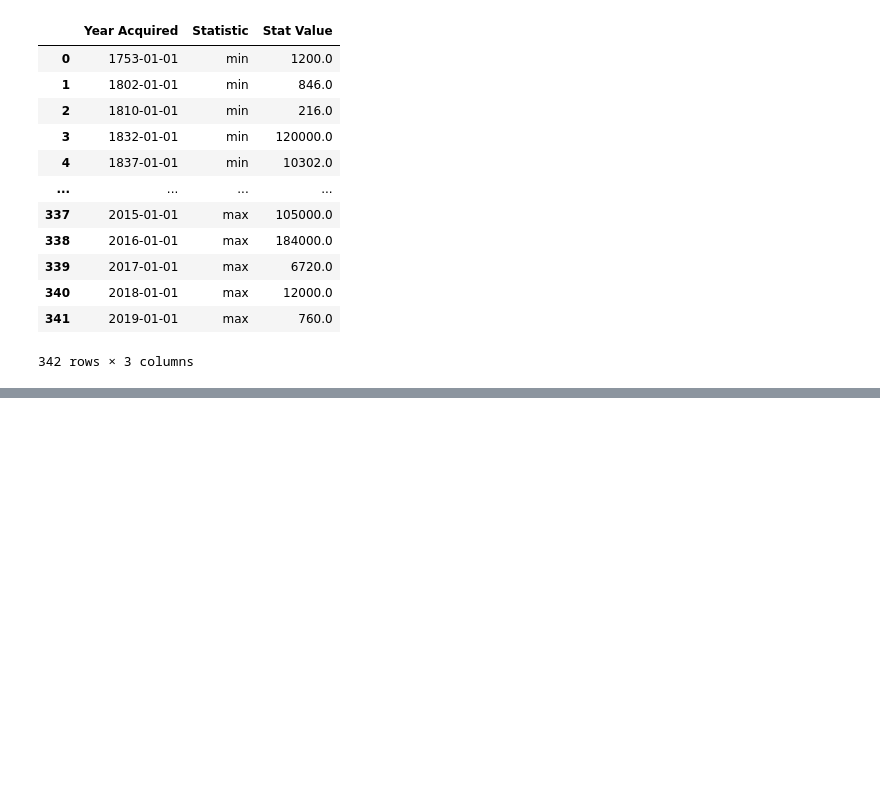
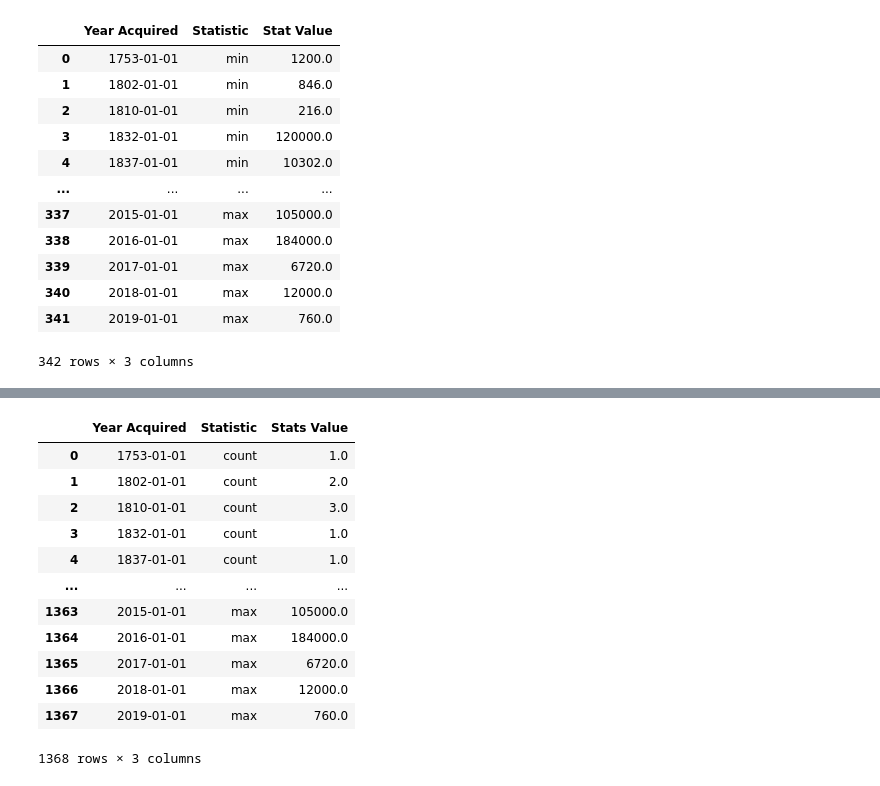
Before and after one commit to UIUC-iSchool-DataViz/is445_obuobg_spring2025, a Jupyter notebook: week10/inClass_week10.ipynb, the cells around one changed output, grey strips where cells are left out. Saved outputs shown, nothing was run; the diff lists cells and outputs as text; code cells hidden in the pictures; blank space fills up the shorter version.

```diff
--- a/week10/inClass_week10.ipynb
+++ b/week10/inClass_week10.ipynb
@@ -266,3 +266,21 @@ line = alt.Chart(stats_melt).mark_line().encode(
 line
 # %% [output]
 [interactive output not drawn]
+# %%
+stats_melt2 = stats.reset_index().melt('Year Acquired', var_name='Statistic', value_name='Stats Value')
+# %%
+stats_melt2
+# %% [output]
+|  | Year Acquired | Statistic | Stats Value |
+| 0 | 1753-01-01 | count | 1.0 |
+| 1 | 1802-01-01 | count | 2.0 |
+| 2 | 1810-01-01 | count | 3.0 |
+| 3 | 1832-01-01 | count | 1.0 |
+| 4 | 1837-01-01 | count | 1.0 |
+| ... | ... | ... | ... |
+| 1363 | 2015-01-01 | max | 105000.0 |
+| 1364 | 2016-01-01 | max | 184000.0 |
+| 1365 | 2017-01-01 | max | 6720.0 |
+| 1366 | 2018-01-01 | max | 12000.0 |
+| 1367 | 2019-01-01 | max | 760.0 |
+1368 rows × 3 columns
```
